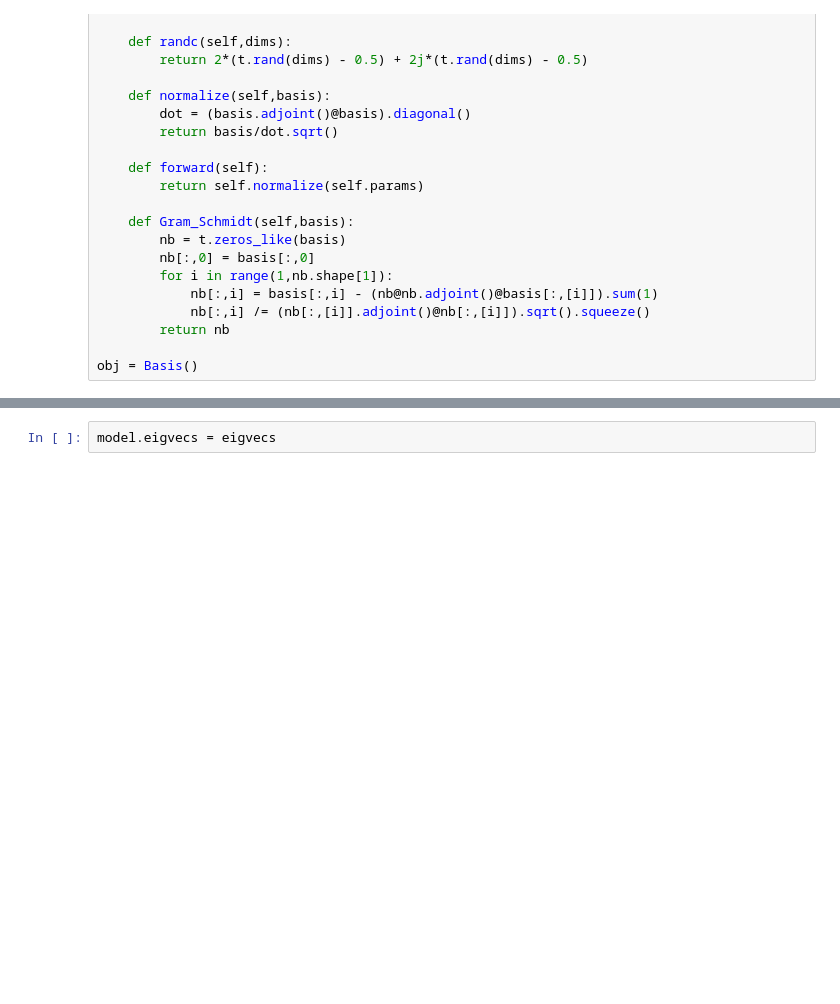
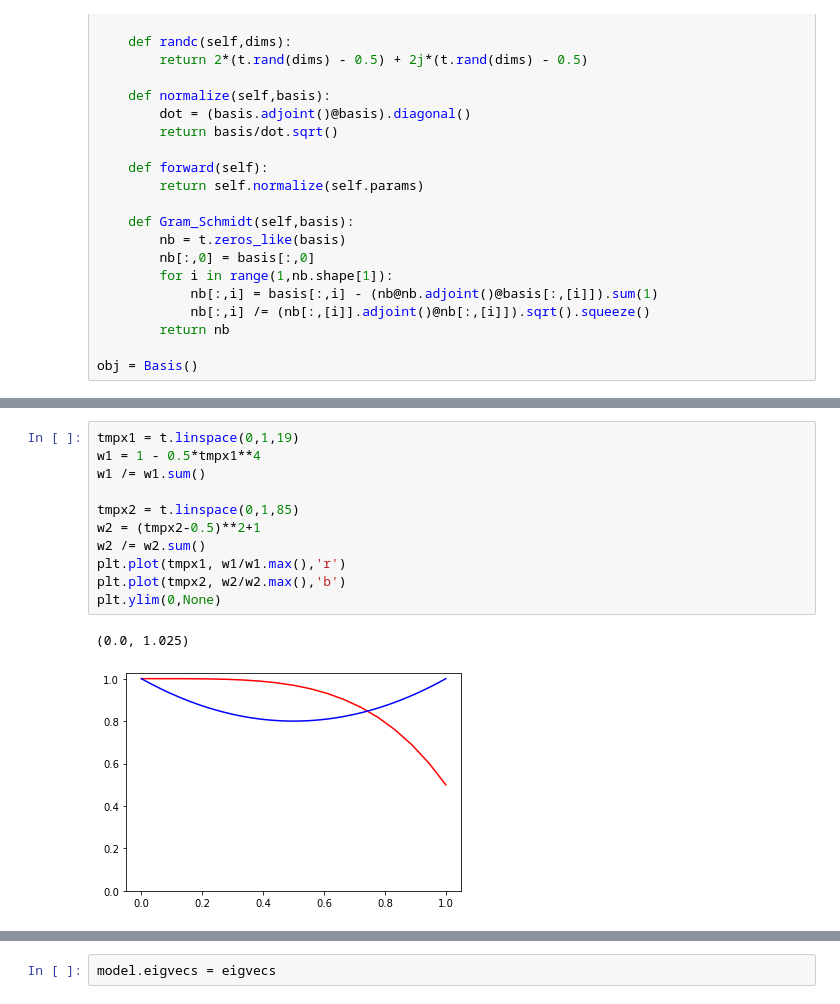
Before and after one commit to Vinther901/Quantum-Optimal-Control, a Jupyter notebook: OptimizationIdeas/FindBestNonOrthogBasis.ipynb, the cells around one changed output, grey strips where cells are left out. Saved outputs shown, nothing was run; the diff lists cells and outputs as text; blank space fills up the shorter version.

```diff
--- a/OptimizationIdeas/FindBestNonOrthogBasis.ipynb
+++ b/OptimizationIdeas/FindBestNonOrthogBasis.ipynb
@@ -53,3 +49,17 @@ tensor([1.0000, 0.9500, 0.9000, 0.8500, 0.8000, 0.7500, 0.7000, 0.6500, 0.6000,
+# %%
+tmpx1 = t.linspace(0,1,19)
+w1 = 1 - 0.5*tmpx1**4
+w1 /= w1.sum()
+
+tmpx2 = t.linspace(0,1,85)
+w2 = (tmpx2-0.5)**2+1
+w2 /= w2.sum()
+plt.plot(tmpx1, w1/w1.max(),'r')
+plt.plot(tmpx2, w2/w2.max(),'b')
+plt.ylim(0,None)
+# %% [output]
+(0.0, 1.025)
+[figure, added]
 # %%
 optimizer = t.optim.Adam(obj.parameters(),lr=1e-3)
 loss_list = []
```
Also changed, not shown: parts of 23 cells of this notebook, 7 other files.
